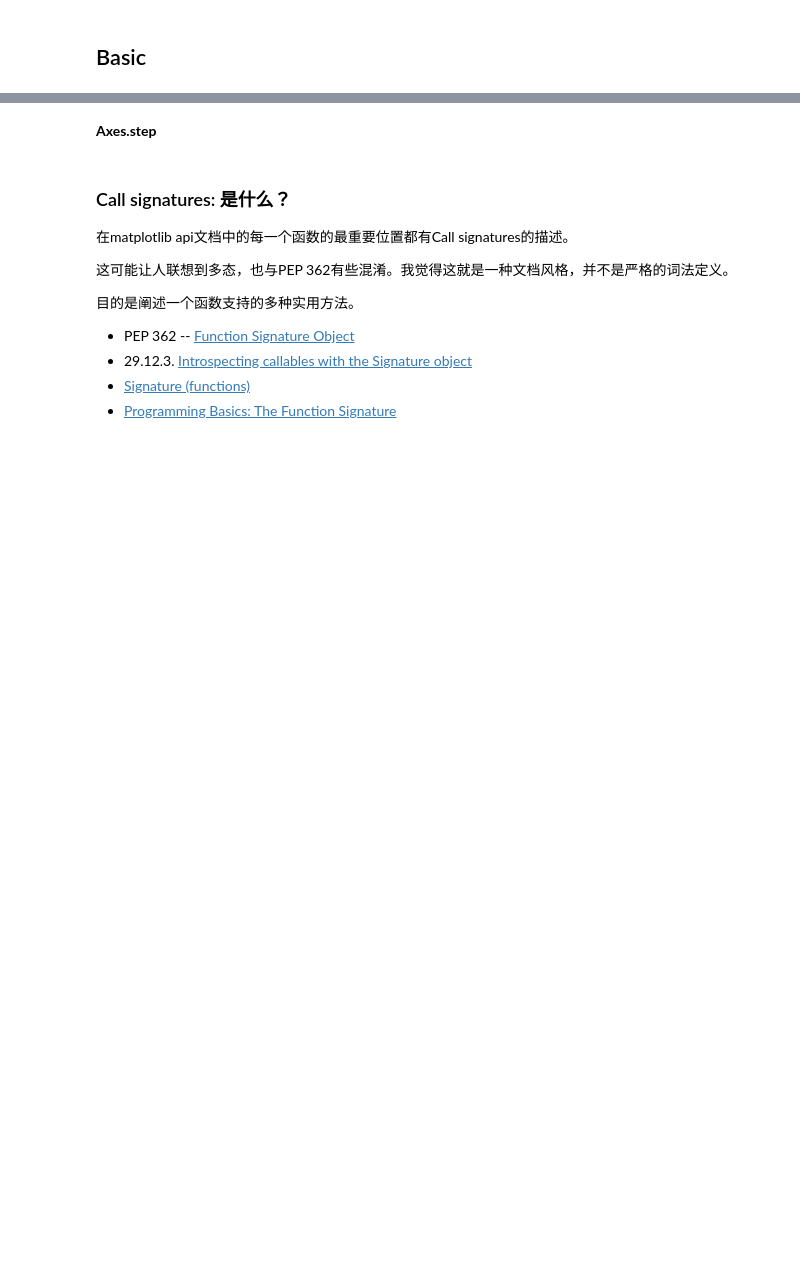
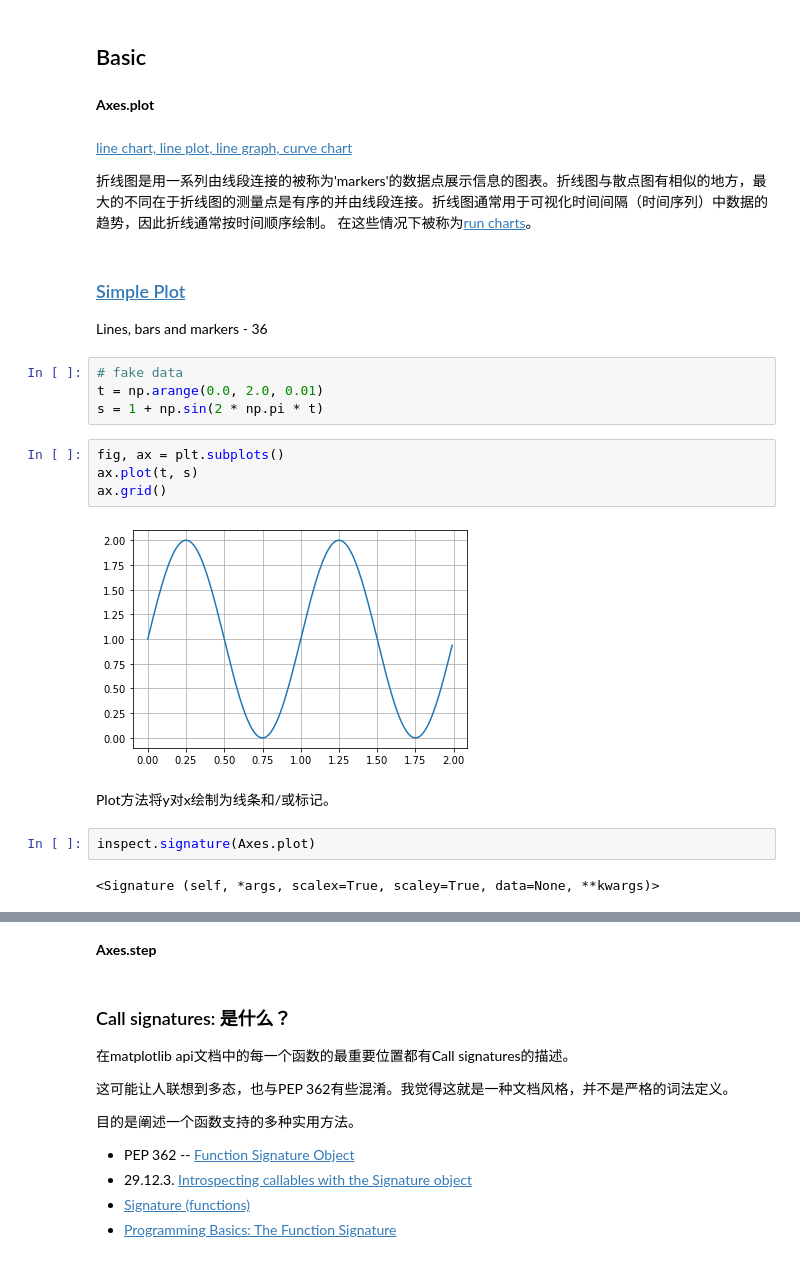
Before and after one commit to darkeggler/data_visualization_notebooks, a Jupyter notebook: api_axes.ipynb, the cells around one changed output, grey strips where cells are left out. Cells and saved outputs as stored; diff of their text form; blank space fills up the shorter version.

```diff
--- a/api_axes.ipynb
+++ b/api_axes.ipynb
@@ -13,2 +14,27 @@ from inspect import signature
 # %% [markdown]
 ## Basic
+# %% [markdown]
+**<span id="plot">Axes.plot</span>**
+# %% [markdown]
+[line chart, line plot, line graph, curve chart](https://wikimili.com/en/Line_chart)
+
+折线图是用一系列由线段连接的被称为'markers'的数据点展示信息的图表。折线图与散点图有相似的地方，最大的不同在于折线图的测量点是有序的并由线段连接。折线图通常用于可视化时间间隔（时间序列）中数据的趋势，因此折线通常按时间顺序绘制。 在这些情况下被称为[run charts](https://wikimili.com/en/Run_chart)。
+# %% [markdown]
+### [Simple Plot](https://matplotlib.org/gallery/lines_bars_and_markers/simple_plot.html#sphx-glr-gallery-lines-bars-and-markers-simple-plot-py)
+Lines, bars and markers - 36
+# %%
+# fake data
+t = np.arange(0.0, 2.0, 0.01)
+s = 1 + np.sin(2 * np.pi * t)
+# %%
+fig, ax = plt.subplots()
+ax.plot(t, s)
+ax.grid()
+# %% [output]
+[figure, added]
+# %% [markdown]
+Plot方法将y对x绘制为线条和/或标记。
+# %%
+inspect.signature(Axes.plot)
+# %% [output]
+<Signature (self, *args, scalex=True, scaley=True, data=None, **kwargs)>
```
Also changed, not shown: parts of 4 cells of this notebook.
